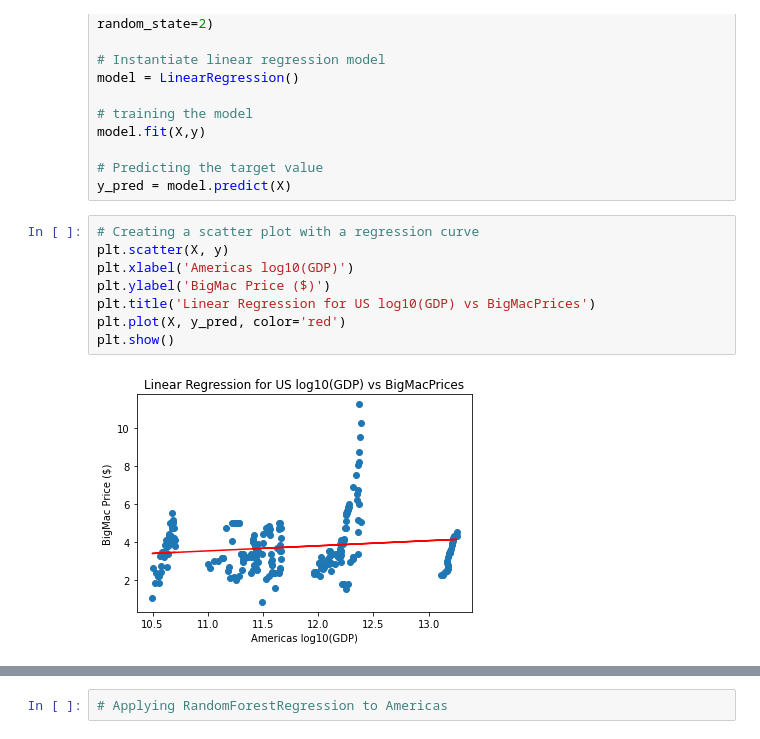
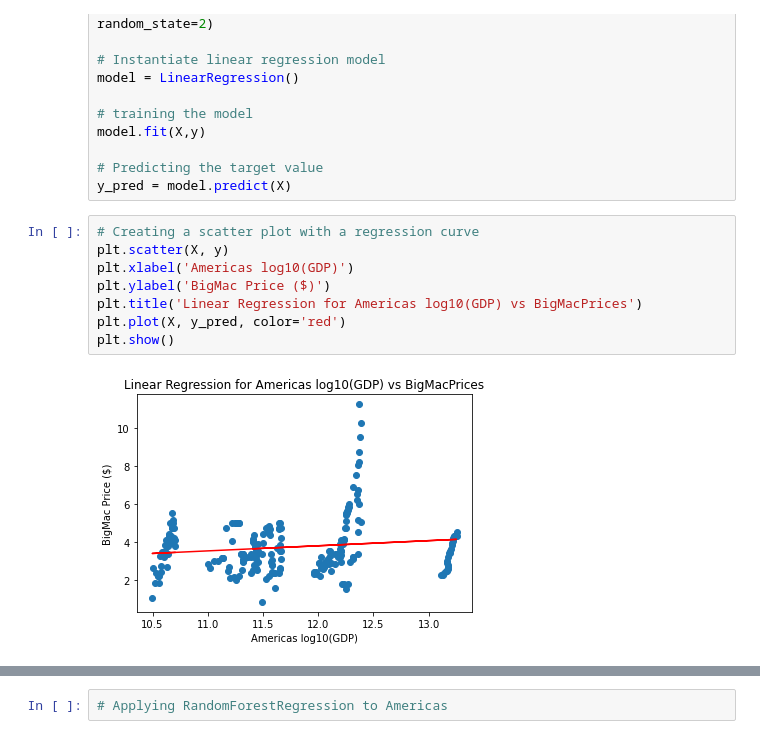
Before and after one commit to bolwerk-b/Final-Project, a Jupyter notebook: machine learning/Machine_Learning_models-final.ipynb, the cells around one changed output, grey strips where cells are left out. Drawn from its saved outputs; the diff is of its cells as text.

```diff
--- a/machine learning/Machine_Learning_models-final.ipynb
+++ b/machine learning/Machine_Learning_models-final.ipynb
@@ -468,13 +533,13 @@ y_pred = model.predict(X)
 # %%
 # Creating a scatter plot with a regression curve
 plt.scatter(X, y)
 plt.xlabel('Americas log10(GDP)')
 plt.ylabel('BigMac Price ($)')
-plt.title('Linear Regression for US log10(GDP) vs BigMacPrices')
+plt.title('Linear Regression for Americas log10(GDP) vs BigMacPrices')
 plt.plot(X, y_pred, color='red')
 plt.show()
 # %% [output]
-[figure, old version]
+[figure, new version]
 # %%
 # R-square for the model
 print(model.score(X,y))
```
Also changed, not shown: parts of 96 cells of this notebook.
